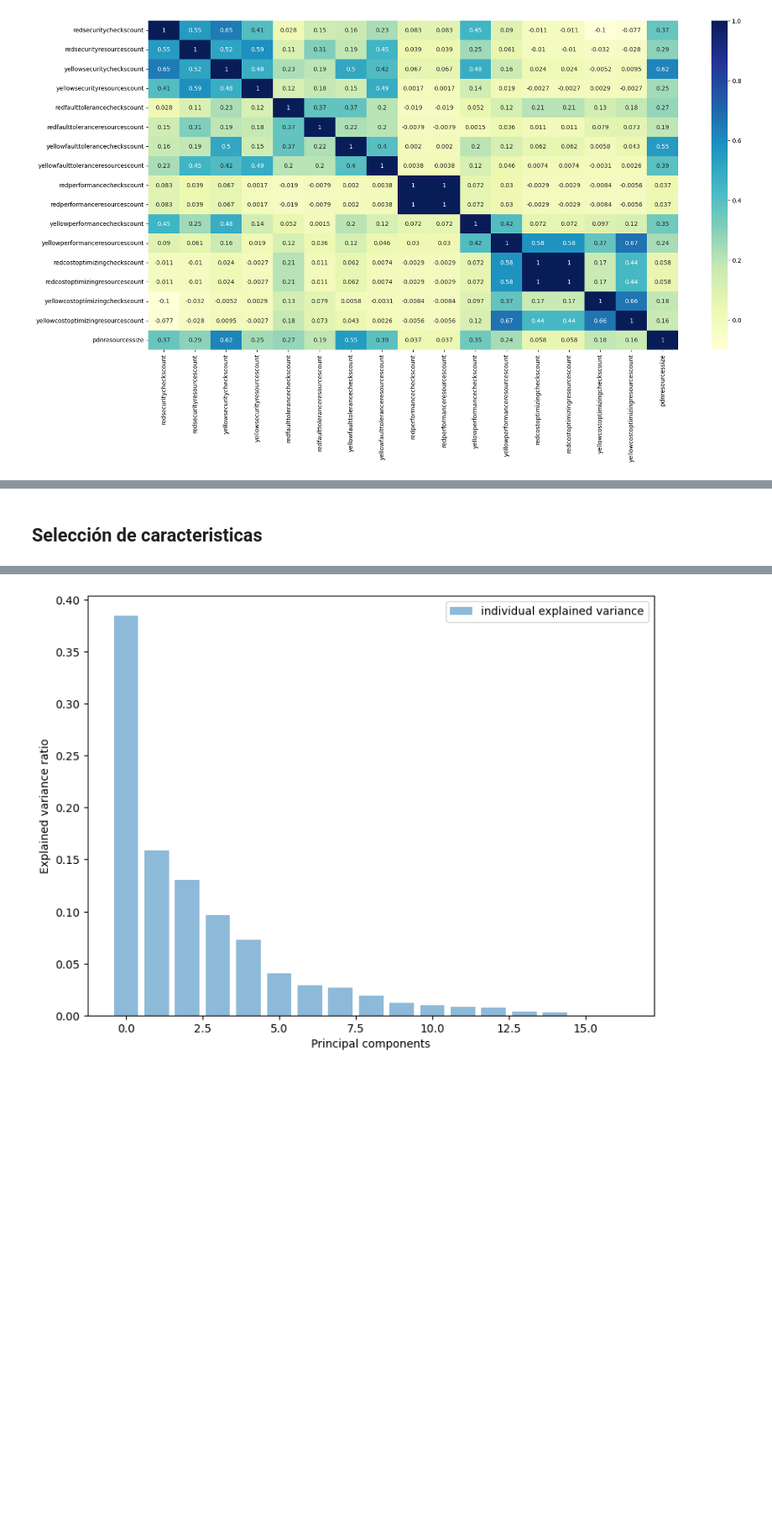
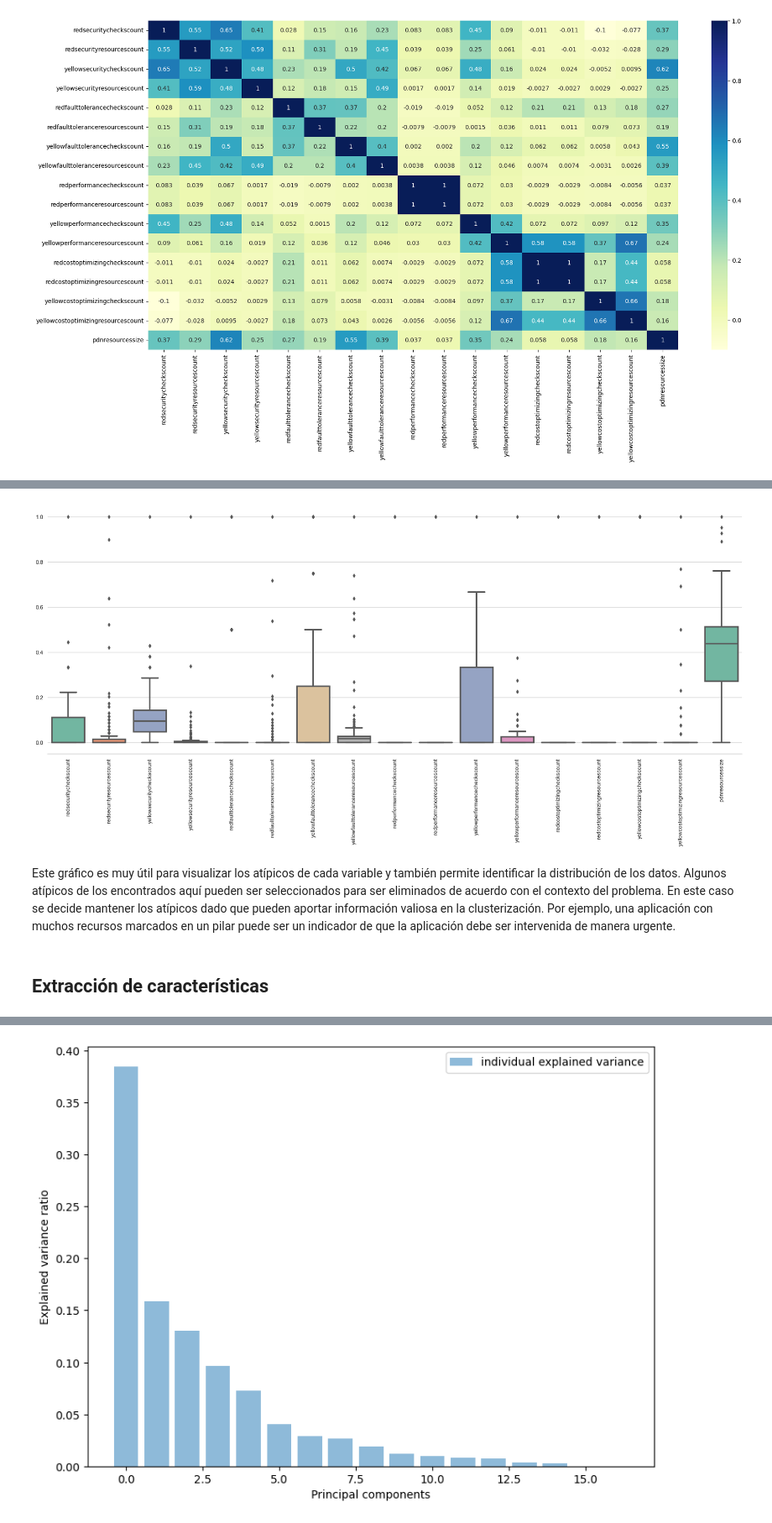
Before and after one commit to 00Fede/incubadora-aplicaciones, a Jupyter notebook: Analysis_Preprocessing.ipynb, the cells around one changed output, grey strips where cells are left out. Shown at 84% size. Drawn from its saved outputs; the diff is of its cells as text; code cells hidden in the pictures; blank space fills up the shorter version.

```diff
--- a/Analysis_Preprocessing.ipynb
+++ b/Analysis_Preprocessing.ipynb
@@ -131,6 +127,8 @@ df_pdn = df_full_pdn.drop(features_a_eliminar, axis=1)
 # Eliminamos application_id ya que es un identificador y no una característica que se deba incluir en el análisis
 df_pdn = df_pdn.drop('application_id', axis=1)
 
+df_pdn = df_pdn.filter(regex='^(?!.*density).*$')
+
 features = df_pdn.columns.to_list()
 len(features)
 # %% [output]
@@ -141,5 +142,3 @@ minmax = MinMaxScaler()
 df_pdn_scaled = minmax.fit_transform(df_pdn)
 
 df_pdn_scaled = pd.DataFrame(df_pdn_scaled, columns=features)
-# %%
-df_pdn_scaled = df_pdn_scaled.filter(regex='^(?!.*density).*$')
@@ -206,2 +167,11 @@ df_pdn_scaled.describe()
+# %%
+sns.set(style="whitegrid") # Estilo de la figura
+sns.boxplot(data = df_pdn_scaled[features], linewidth = 3, palette="Set2", fliersize = 5) # Diagrama Box Plot
+plt.xticks(rotation=90) # Rotación de los valores del eje X
+sns.despine(left=True)
+# %% [output]
+[figure, added]
+# %% [markdown]
+Este gráfico es muy útil para visualizar los atípicos de cada variable y también permite identificar la distribución de los datos. Algunos atípicos de los encontrados aquí pueden ser seleccionados para ser eliminados de acuerdo con el contexto del problema. En este caso se decide mantener los atípicos dado que pueden aportar información valiosa en la clusterización. Por ejemplo, una aplicación con muchos recursos marcados en un pilar puede ser un indicador de que la aplicación debe ser intervenida de manera urgente.
 # %% [markdown]
-## Selección de caracteristicas
+## Extracción de características
```
Also changed, not shown: parts of 36 cells of this notebook, 7 other files.
